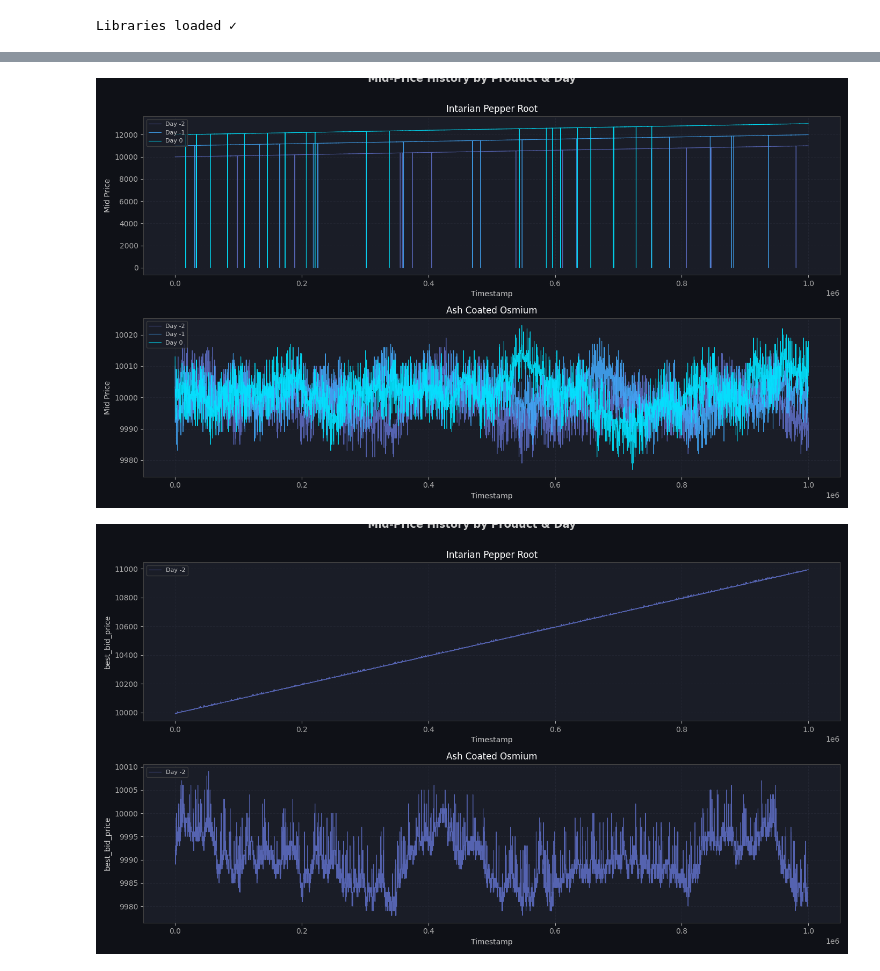
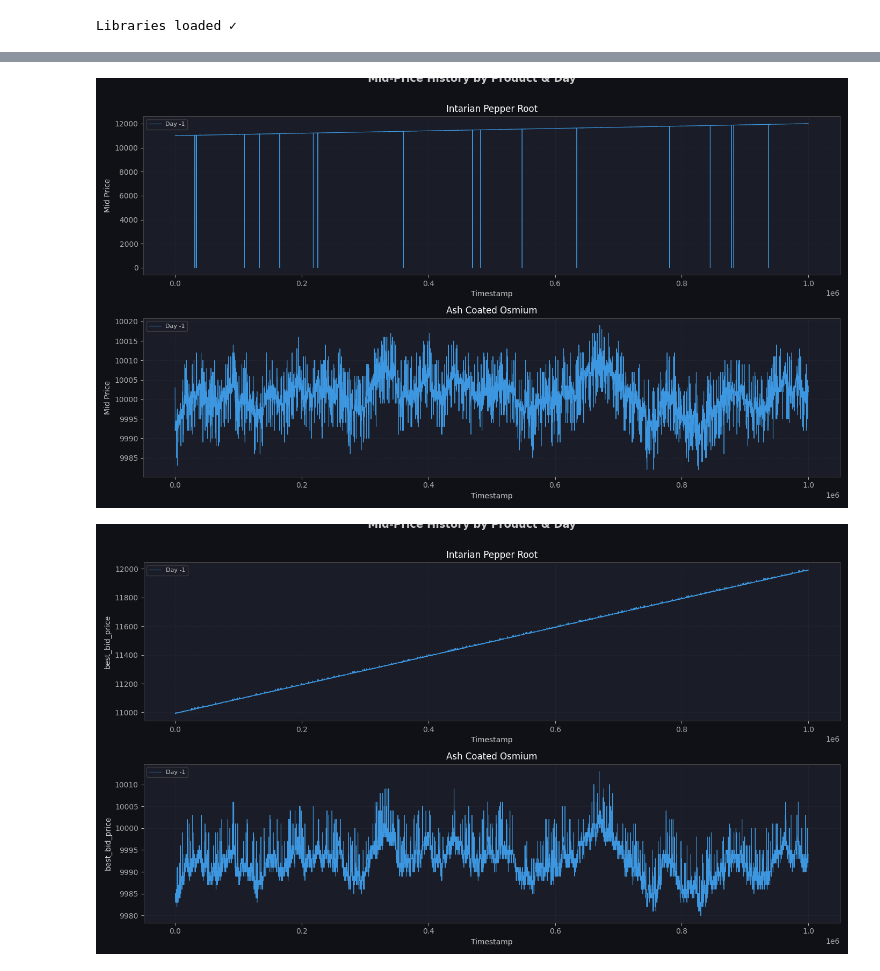
Before and after one commit to adamtpvan/prosperity-4-log-bait, a Jupyter notebook: round_1/data_analysis.ipynb, the cells around one changed output, grey strips where cells are left out. Drawn from its saved outputs; the diff is of its cells as text; code cells hidden in the pictures.

```diff
--- a/round_1/data_analysis.ipynb
+++ b/round_1/data_analysis.ipynb
@@ -36,9 +36,9 @@ COLORS = {
     'trade': '#ce93d8',
 }
 
-DAYS = [-2, -1, 0]
-DATA_PATH = 'Data\\ROUND1\\prices_round_1_day_{}.csv'
-TRADE_PATH = 'Data\\ROUND1\\trades_round_1_day_{}.csv'
+DAYS = [-1]
+DATA_PATH = '../data/ROUND1/prices_round_1_day_{}.csv'
+TRADE_PATH = '../data/ROUND1/trades_round_1_day_{}.csv'
 
 print('Libraries loaded ✓')
 # %% [output]
@@ -55,7 +55,7 @@ for day in DAYS:
 master_prices = pd.concat(price_dfs, ignore_index=True)
 master_trades = pd.concat(trade_dfs, ignore_index=True)
 
-PRODUCTS = prices['product'].unique().tolist()
+PRODUCTS = master_prices['product'].unique().tolist()
 
 prices = master_prices[~((master_prices['product'] == 'INTARIAN_PEPPER_ROOT') & (master_prices['mid_price'] == 0))]
 prices = master_prices[~((master_prices['product'] == 'ASH_COATED_OSMIUM') & (master_prices['mid_price'] == 0))]
@@ -90,30 +90,30 @@ plt.tight_layout()
 plt.savefig('mid_price_history.png', dpi=150, bbox_inches='tight', facecolor='#0f1117')
 plt.show()
 # %% [output]
-[figure, old version]
+[figure, new version]
 # %%
-DAYS = [-2]
+DAYS = [-1]
 fig, axes = plt.subplots(len(PRODUCTS), 1, figsize=(14, 8), sharex=False)
 fig.suptitle('Mid-Price History by Product & Day', fontsize=14, fontweight='bold', y=1.01)
 
 day_colors = {-2: '#5c6bc0', -1: '#42a5f5', 0: '#00e5ff'}
 day_labels = {-2: 'Day -2', -1: 'Day -1', 0: 'Day 0'}
 
 for ax, product in zip(axes, PRODUCTS):
     sub = prices[prices['product'] == product]
     for day in DAYS:
         d = sub[sub['day'] == day].sort_values('timestamp')
         ax.plot(d['timestamp'], d['bid_price_1'],
                 color=day_colors[day], lw=0.8, label=day_labels[day], alpha=0.9)
     ax.set_title(product.replace('_', ' ').title())
     ax.set_ylabel('best_bid_price')
     ax.set_xlabel('Timestamp')
     ax.grid(True)
     ax.legend(loc='upper left', fontsize=8)
 
 plt.tight_layout()
 plt.savefig('bid_price_history.png', dpi=150, bbox_inches='tight', facecolor='#0f1117')
 plt.show()
 # %% [output]
-[figure, old version]
+[figure, new version]
 # %%
```
Also changed, not shown: parts of 3 cells of this notebook, 5 other files.
